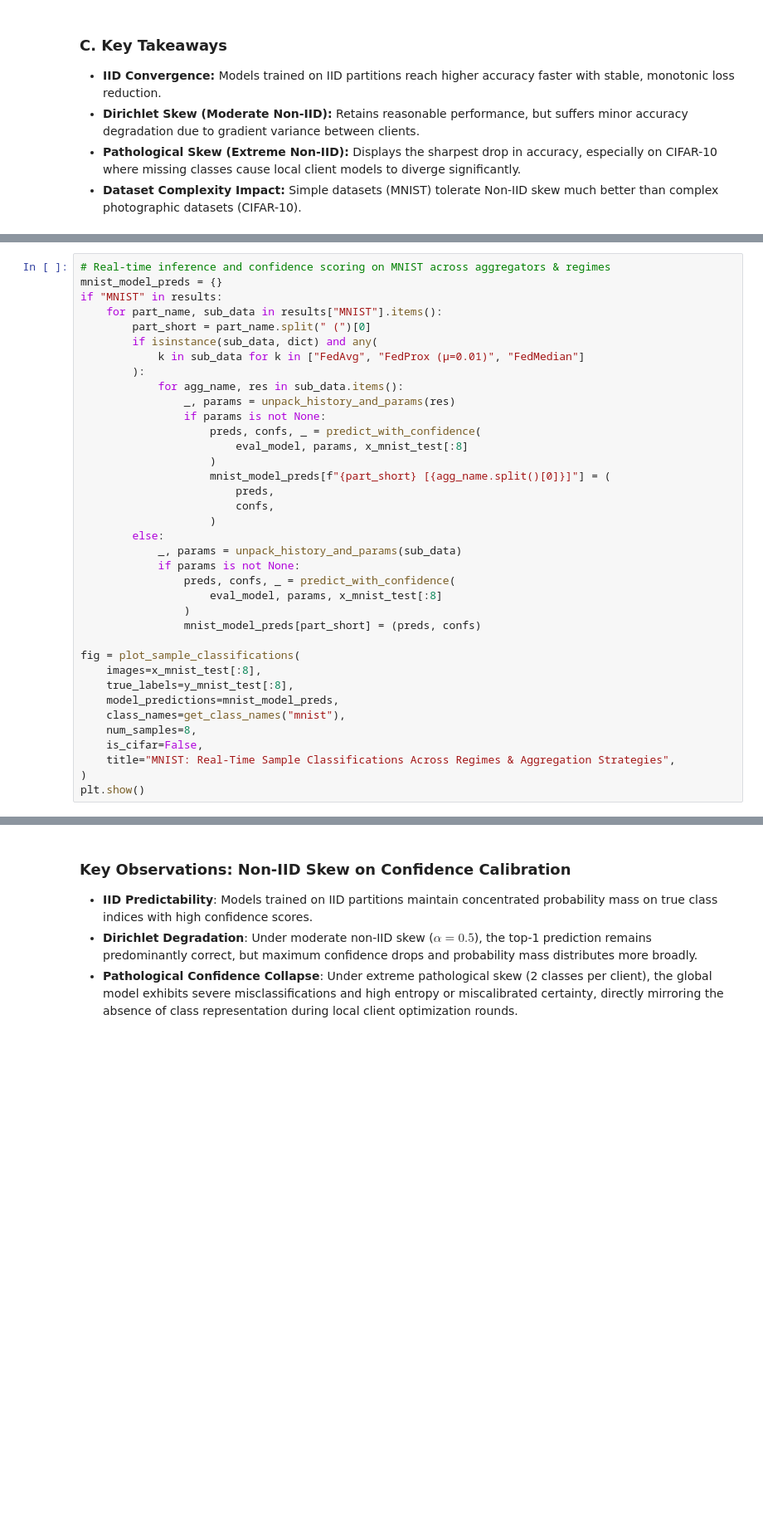
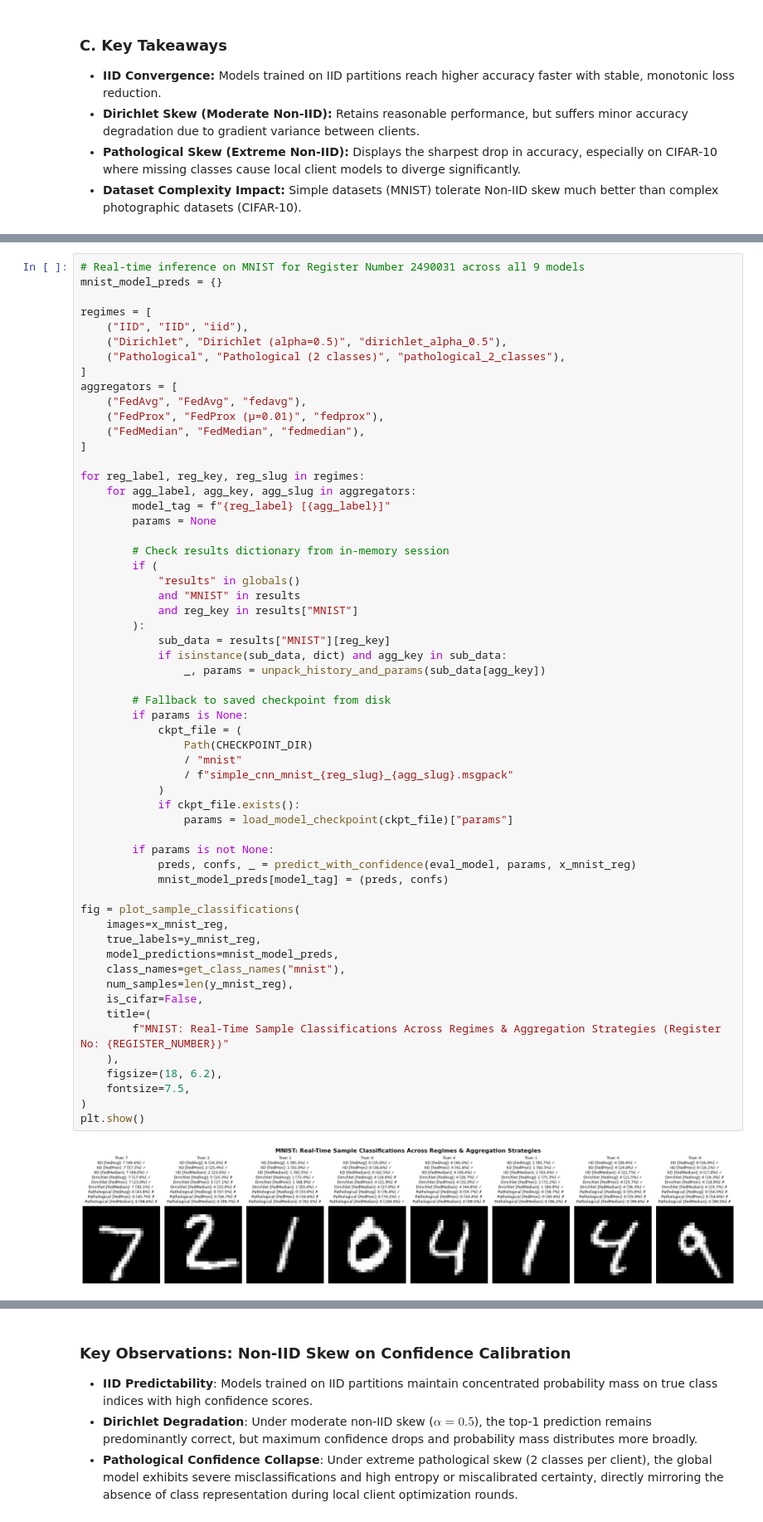
Before and after one commit to bernardbdas/research, a Jupyter notebook: notebooks/00-preliminaries/02-iid-vs-noniid.ipynb, the cells around one changed output, grey strips where cells are left out. Shown at 83% size. Cells and saved outputs as stored; diff of their text form; blank space fills up the shorter version.

Commit message:
feat(notebooks): integrate register number 2490031 real-time classification for MNIST and USPS directly into notebooks

```diff
--- a/notebooks/00-preliminaries/02-iid-vs-noniid.ipynb
+++ b/notebooks/00-preliminaries/02-iid-vs-noniid.ipynb
@@ -613,40 +678,63 @@ print(
 # %%
-# Real-time inference and confidence scoring on MNIST across aggregators & regimes
+# Real-time inference on MNIST for Register Number 2490031 across all 9 models
 mnist_model_preds = {}
-if "MNIST" in results:
-    for part_name, sub_data in results["MNIST"].items():
-        part_short = part_name.split(" (")[0]
-        if isinstance(sub_data, dict) and any(
-            k in sub_data for k in ["FedAvg", "FedProx (μ=0.01)", "FedMedian"]
+
+regimes = [
+    ("IID", "IID", "iid"),
+    ("Dirichlet", "Dirichlet (alpha=0.5)", "dirichlet_alpha_0.5"),
+    ("Pathological", "Pathological (2 classes)", "pathological_2_classes"),
+]
+aggregators = [
+    ("FedAvg", "FedAvg", "fedavg"),
+    ("FedProx", "FedProx (μ=0.01)", "fedprox"),
+    ("FedMedian", "FedMedian", "fedmedian"),
+]
+
+for reg_label, reg_key, reg_slug in regimes:
+    for agg_label, agg_key, agg_slug in aggregators:
+        model_tag = f"{reg_label} [{agg_label}]"
+        params = None
+
+        # Check results dictionary from in-memory session
+        if (
+            "results" in globals()
+            and "MNIST" in results
+            and reg_key in results["MNIST"]
         ):
-            for agg_name, res in sub_data.items():
-                _, params = unpack_history_and_params(res)
-                if params is not None:
-                    preds, confs, _ = predict_with_confidence(
-                        eval_model, params, x_mnist_test[:8]
-                    )
-                    mnist_model_preds[f"{part_short} [{agg_name.split()[0]}]"] = (
-                        preds,
-                        confs,
-                    )
-        else:
-            _, params = unpack_history_and_params(sub_data)
-            if params is not None:
-                preds, confs, _ = predict_with_confidence(
-                    eval_model, params, x_mnist_test[:8]
-                )
-                mnist_model_preds[part_short] = (preds, confs)
+            sub_data = results["MNIST"][reg_key]
+            if isinstance(sub_data, dict) and agg_key in sub_data:
+                _, params = unpack_history_and_params(sub_data[agg_key])
+
+        # Fallback to saved checkpoint from disk
+        if params is None:
+            ckpt_file = (
+                Path(CHECKPOINT_DIR)
+                / "mnist"
+                / f"simple_cnn_mnist_{reg_slug}_{agg_slug}.msgpack"
+            )
+            if ckpt_file.exists():
+                params = load_model_checkpoint(ckpt_file)["params"]
+
+        if params is not None:
+            preds, confs, _ = predict_with_confidence(eval_model, params, x_mnist_reg)
+            mnist_model_preds[model_tag] = (preds, confs)
 
 fig = plot_sample_classifications(
-    images=x_mnist_test[:8],
-    true_labels=y_mnist_test[:8],
+    images=x_mnist_reg,
+    true_labels=y_mnist_reg,
     model_predictions=mnist_model_preds,
     class_names=get_class_names("mnist"),
-    num_samples=8,
+    num_samples=len(y_mnist_reg),
     is_cifar=False,
-    title="MNIST: Real-Time Sample Classifications Across Regimes & Aggregation Strategies",
+    title=(
+        f"MNIST: Real-Time Sample Classifications Across Regimes & Aggregation Strategies (Register No: {REGISTER_NUMBER})"
+    ),
+    figsize=(18, 6.2),
+    fontsize=7.5,
 )
 plt.show()
+# %% [output]
+[figure, added]
 # %%
 # Real-time inference and confidence scoring on Fashion-MNIST across aggregators & regimes
 fashion_model_preds = {}
```
Also changed, not shown: parts of 8 cells of this notebook, 2 other files.
